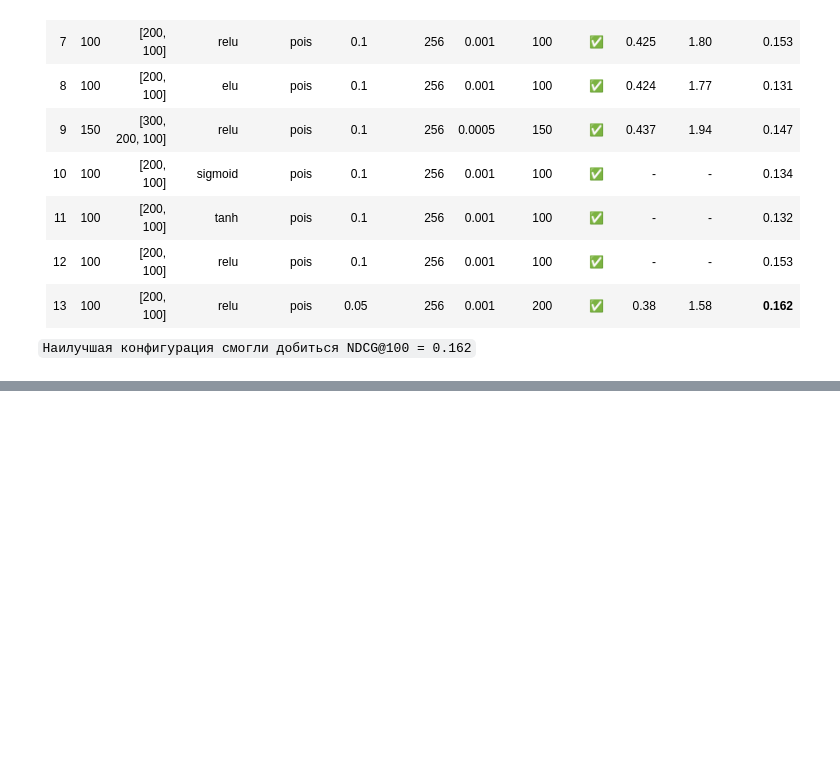
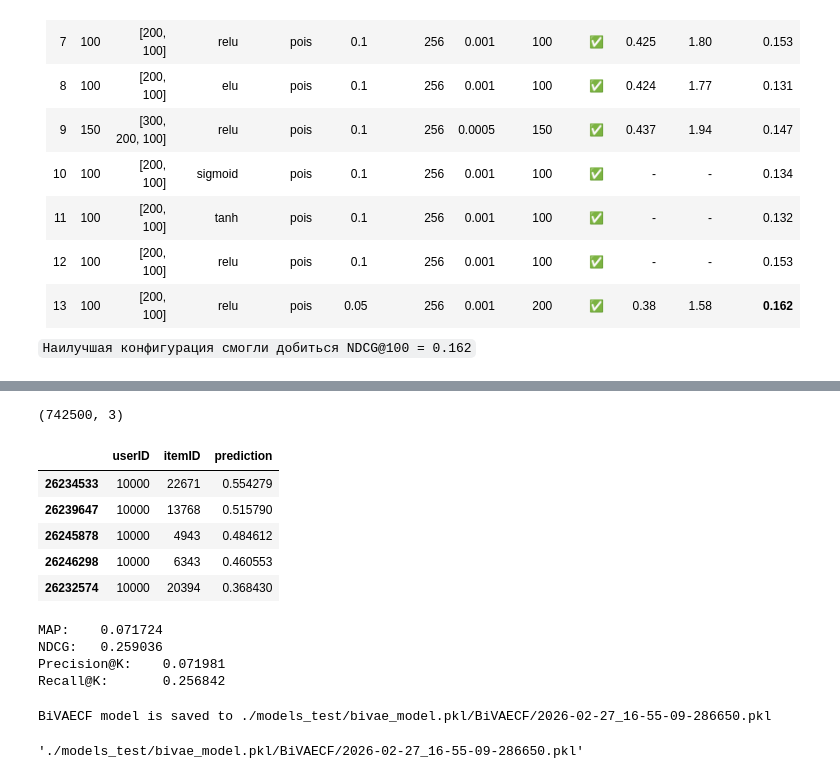
Before and after one commit to Lak1n26/hse-masters-thesis-2026, a Jupyter notebook: notebooks/bivae.ipynb, the cells around one changed output, grey strips where cells are left out. Saved outputs shown, nothing was run; the diff lists cells and outputs as text; code cells hidden in the pictures; blank space fills up the shorter version.

Commit message:
update bivae model

```diff
--- a/notebooks/bivae.ipynb
+++ b/notebooks/bivae.ipynb
@@ -511,0 +523,13 @@ Recommendations saved to ./models/bivae/recommendations.parquet
+# %%
+train_val_df = pd.concat([train_df, val_df], ignore_index=True)
+trainval_agg = train_val_df.groupby(['userID', 'itemID']).size().reset_index(name='count')
+trainval_data = [(str(row['userID']), str(row['itemID']), float(row['count']))
+              for _, row in trainval_agg.iterrows()]
+
+test_data = [(str(row['userID']), str(row['itemID']), 1.0) for _, row in test_df.iterrows()]
+
+trainval_set = cornac.data.Dataset.from_uir(trainval_data, seed=SEED)
+print(f"Train set: {trainval_set.num_users} users, {trainval_set.num_items} items, {trainval_set.num_ratings} interactions")
+
+test_set = cornac.data.Dataset.from_uir(test_data, seed=SEED)
+print(f"Test set: {test_set.num_users} users, {test_set.num_items} items, {test_set.num_ratings} interactions")
@@ -511,0 +539,18 @@ Recommendations saved to ./models/bivae/recommendations.parquet
+# %%
+model = cornac.models.BiVAECF(
+    k=K,
+    encoder_structure=ENCODER_STRUCTURE,
+    act_fn=ACT_FN,
+    likelihood=LIKELIHOOD,
+    n_epochs=EPOCHS,
+    batch_size=BATCH_SIZE,
+    learning_rate=LEARNING_RATE,
+    beta_kl=BETA_KL,
+    seed=SEED,
+    verbose=True
+)
+# %%
+with Timer() as train_time:
+    model.fit(trainval_set)
+
+print(f"Training took {train_time.interval:.2f} seconds")
@@ -511,0 +559,43 @@ Recommendations saved to ./models/bivae/recommendations.parquet
+# %%
+from recommenders.models.cornac.cornac_utils import predict_ranking
+with Timer() as t:
+    all_predictions = predict_ranking(model, trainval_set, usercol='userID', itemcol='itemID', remove_seen=False)
+# %%
+top100 = (all_predictions
+          .sort_values(['userID', 'prediction'], ascending=[True, False])
+          .groupby('userID', as_index=False)
+          .head(100)
+         )
+print(top100.shape)
+top100['userID'] = top100['userID'].astype(np.int64)
+top100['itemID'] = top100['itemID'].astype(np.int64)
+top100.head()
+# %% [output]
+(742500, 3)
+|  | userID | itemID | prediction |
+| 26234533 | 10000 | 22671 | 0.554279 |
+| 26239647 | 10000 | 13768 | 0.515790 |
+| 26245878 | 10000 | 4943 | 0.484612 |
+| 26246298 | 10000 | 6343 | 0.460553 |
+| 26232574 | 10000 | 20394 | 0.368430 |
+# %%
+eval_map = map(val_df, top100, k=TOP_K)
+eval_ndcg = ndcg_at_k(val_df, top100, k=TOP_K)
+eval_precision = precision_at_k(val_df, top100, k=TOP_K)
+eval_recall = recall_at_k(val_df, top100, k=TOP_K)
+
+print("MAP:\t%f" % eval_map,
+      "NDCG:\t%f" % eval_ndcg,
+      "Precision@K:\t%f" % eval_precision,
+      "Recall@K:\t%f" % eval_recall, sep='\n')
+# %% [output]
+MAP:    0.071724
+NDCG:   0.259036
+Precision@K:    0.071981
+Recall@K:       0.256842
+# %%
+model_path_trainval = "./models_test/bivae_model.pkl"
+model.save(model_path_trainval)
+# %% [output]
+BiVAECF model is saved to ./models_test/bivae_model.pkl/BiVAECF/2026-02-27_16-55-09-286650.pkl
+'./models_test/bivae_model.pkl/BiVAECF/2026-02-27_16-55-09-286650.pkl'
```
Also changed, not shown: parts of 5 cells of this notebook, 1 other file.
